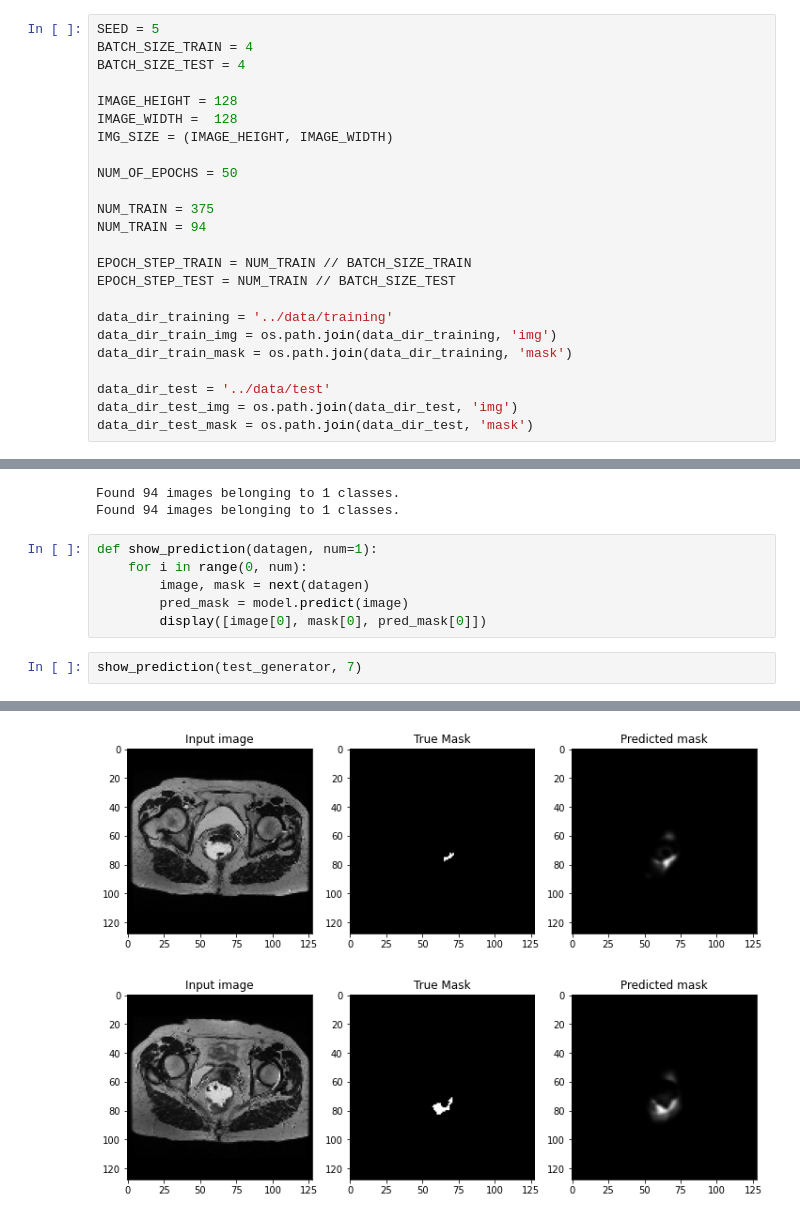
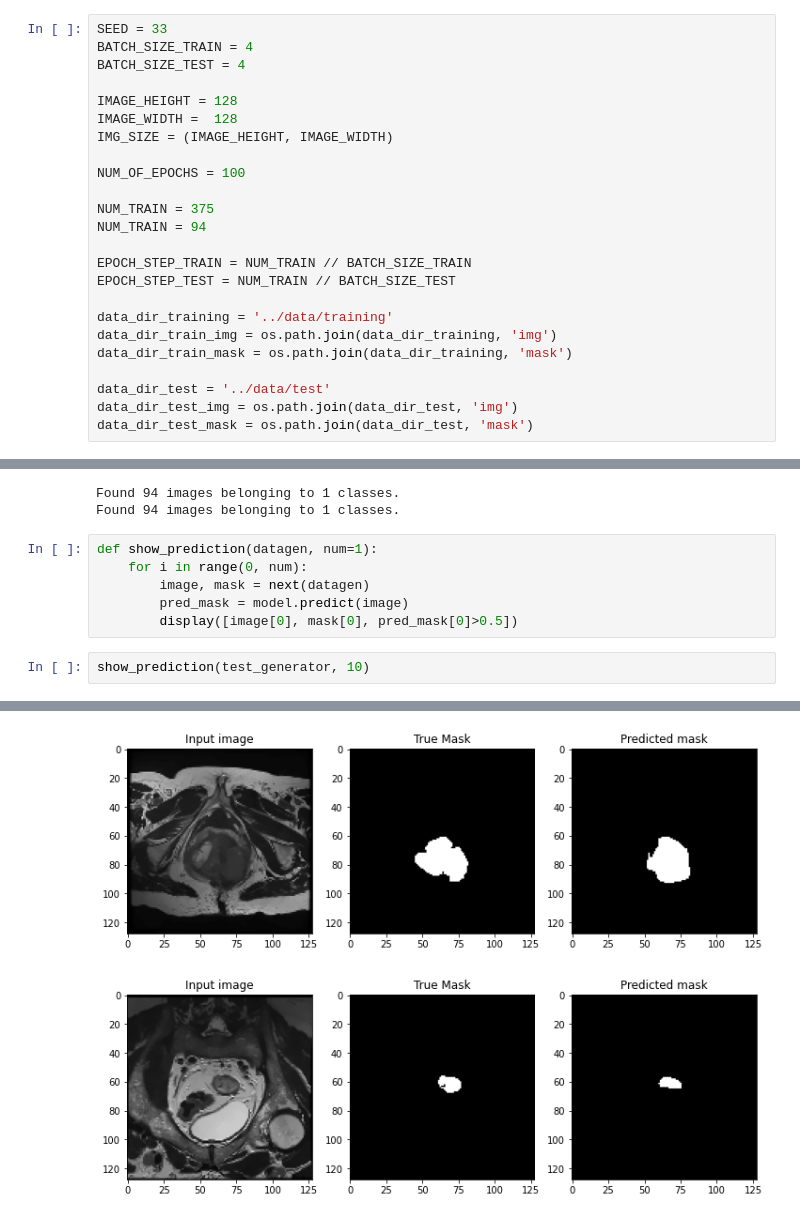
Before and after one commit to giuseppefilitto/img-segm, a Jupyter notebook: notebooks/Segmentation.ipynb, the cells around one changed output, grey strips where cells are left out. Saved outputs shown, nothing was run; the diff lists cells and outputs as text.

```diff
--- a/notebooks/Segmentation.ipynb
+++ b/notebooks/Segmentation.ipynb
@@ -10,7 +10,7 @@ from tensorflow.keras.preprocessing.image import ImageDataGenerator
 # %% [markdown]
 ### Constants
 # %%
-SEED = 5
+SEED = 33
 BATCH_SIZE_TRAIN = 4
 BATCH_SIZE_TEST = 4
 
@@ -18,7 +18,7 @@ IMAGE_HEIGHT = 128
 IMAGE_WIDTH =  128
 IMG_SIZE = (IMAGE_HEIGHT, IMAGE_WIDTH)
 
-NUM_OF_EPOCHS = 50
+NUM_OF_EPOCHS = 100
 
 NUM_TRAIN = 375
 NUM_TRAIN = 94
@@ -231,7 +231,7 @@ def show_prediction(datagen, num=1):
     for i in range(0, num):
         image, mask = next(datagen)
         pred_mask = model.predict(image)
-        display([image[0], mask[0], pred_mask[0]])
+        display([image[0], mask[0], pred_mask[0]>0.5])
 # %%
-show_prediction(test_generator, 7)
+show_prediction(test_generator, 10)
 # %% [output]
@@ -241,2 +241,2 @@ show_prediction(test_generator, 7)
-[figure, old version]
+[figure, new version]
-[figure, old version]
+[figure, new version]
```
Also changed, not shown: parts of 5 cells of this notebook.
